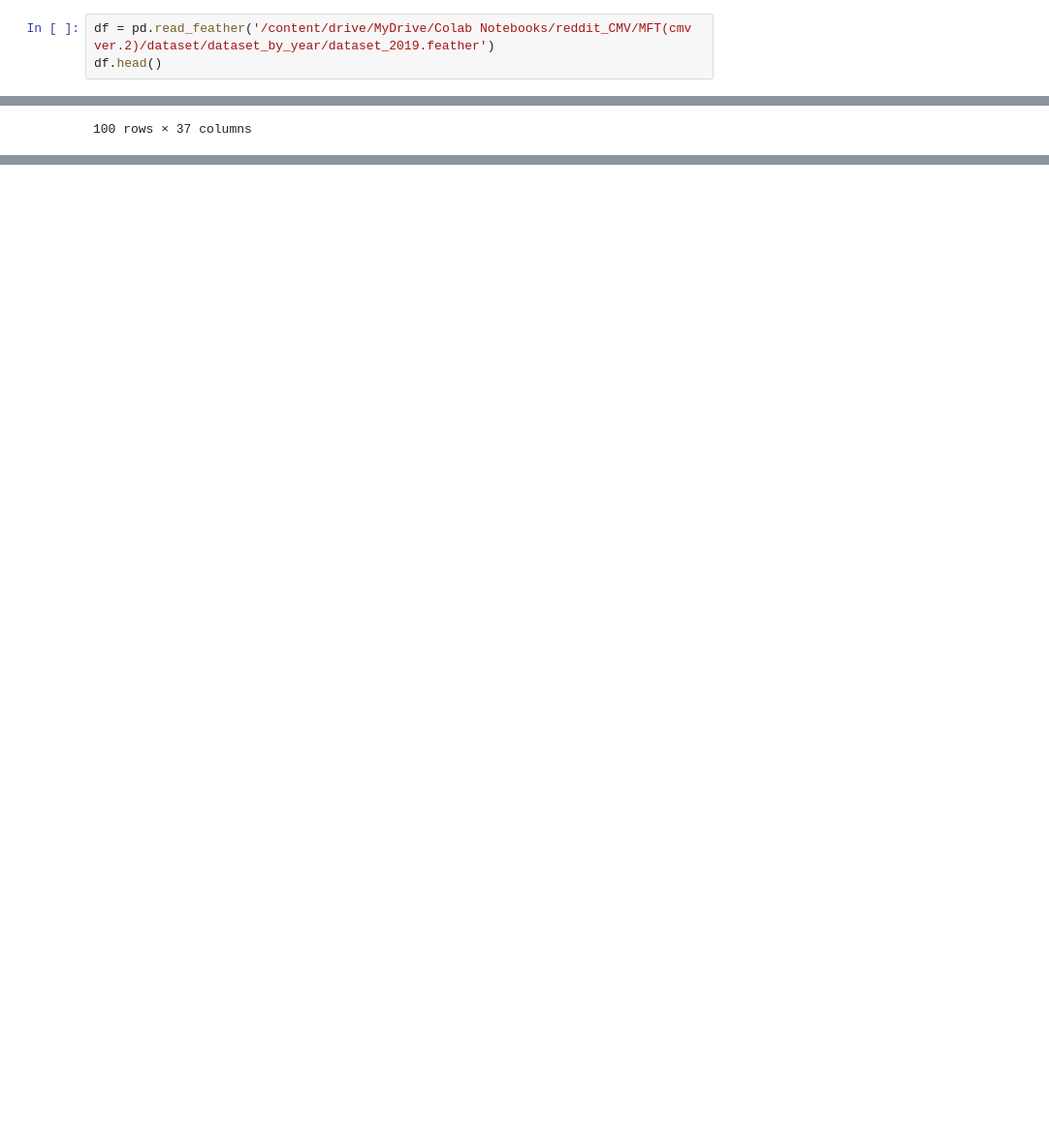
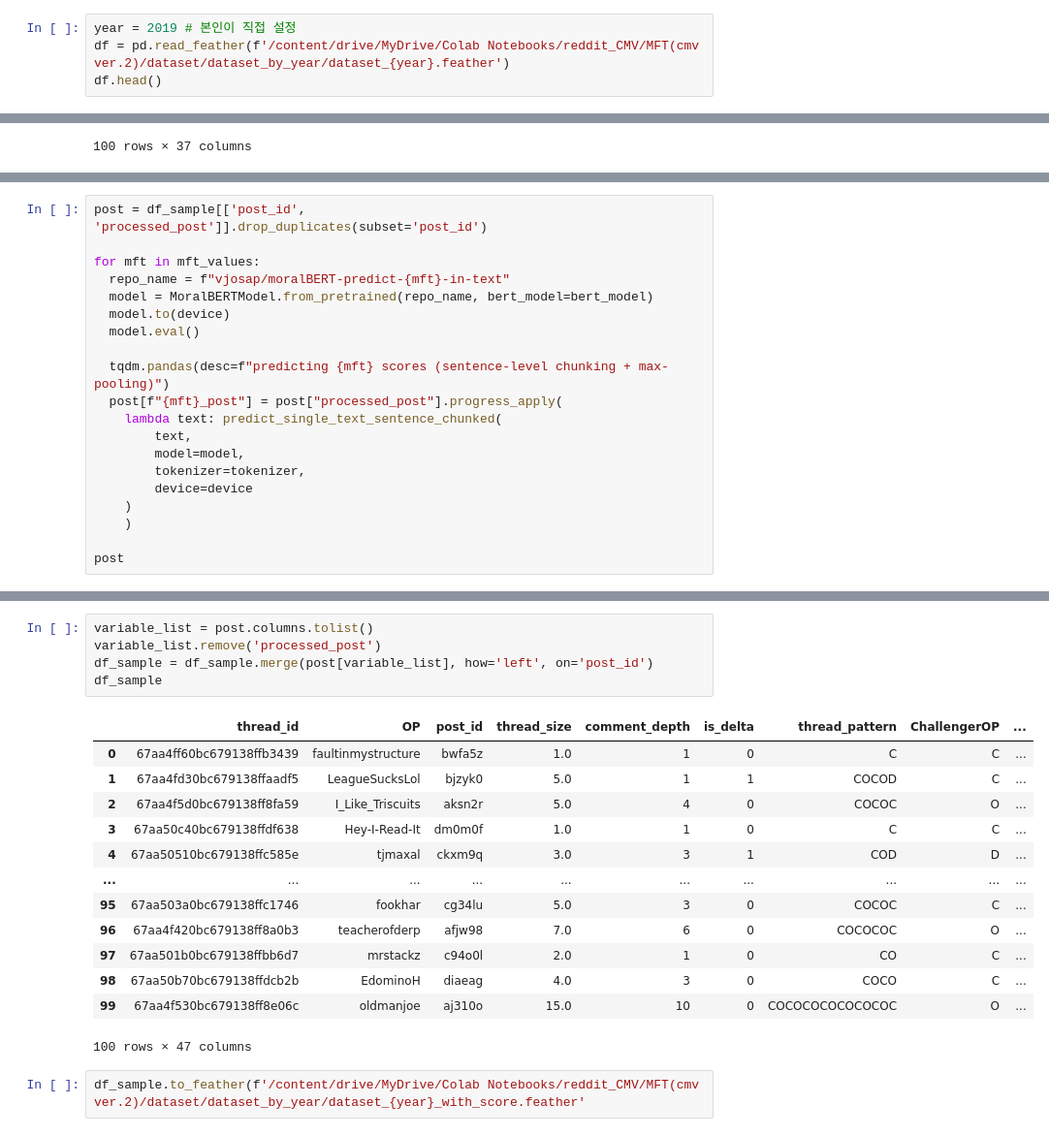
Before and after one commit to haydenarnold/CMV2, a Jupyter notebook: [template]_MoralBERT.ipynb, the cells around one changed output, grey strips where cells are left out. Shown at 97% size. Drawn from its saved outputs; the diff is of its cells as text; blank space fills up the shorter version.

Commit message:
Colab을 통해 생성됨

```diff
--- a/[template]_MoralBERT.ipynb
+++ b/[template]_MoralBERT.ipynb
@@ -120,5 +122,6 @@ MoralBERTModel(
 # %%
-df = pd.read_feather('/content/drive/MyDrive/Colab Notebooks/reddit_CMV/MFT(cmv ver.2)/dataset/dataset_by_year/dataset_2019.feather')
+year = 2019 # 본인이 직접 설정
+df = pd.read_feather(f'/content/drive/MyDrive/Colab Notebooks/reddit_CMV/MFT(cmv ver.2)/dataset/dataset_by_year/dataset_{year}.feather')
 df.head()
 # %% [output]
 |  | thread_id | OP | post_id | thread_size | comment_depth | is_delta | thread_pattern | ChallengerOP | ... |
@@ -314,0 +326,20 @@ df_sample
+# %%
+post = df_sample[['post_id', 'processed_post']].drop_duplicates(subset='post_id')
+
+for mft in mft_values:
+  repo_name = f"vjosap/moralBERT-predict-{mft}-in-text"
+  model = MoralBERTModel.from_pretrained(repo_name, bert_model=bert_model)
+  model.to(device)
+  model.eval()
+
+  tqdm.pandas(desc=f"predicting {mft} scores (sentence-level chunking + max-pooling)")
+  post[f"{mft}_post"] = post["processed_post"].progress_apply(
+    lambda text: predict_single_text_sentence_chunked(
+        text,
+        model=model,
+        tokenizer=tokenizer,
+        device=device
+    )
+    )
+
+post
@@ -314,0 +360,21 @@ df_sample
+# %%
+variable_list = post.columns.tolist()
+variable_list.remove('processed_post')
+df_sample = df_sample.merge(post[variable_list], how='left', on='post_id')
+df_sample
+# %% [output]
+|  | thread_id | OP | post_id | thread_size | comment_depth | is_delta | thread_pattern | ChallengerOP | ... |
+| 0 | 67aa4ff60bc679138ffb3439 | faultinmystructure | bwfa5z | 1.0 | 1 | 0 | C | C | ... |
+| 1 | 67aa4fd30bc679138ffaadf5 | LeagueSucksLol | bjzyk0 | 5.0 | 1 | 1 | COCOD | C | ... |
+| 2 | 67aa4f5d0bc679138ff8fa59 | I_Like_Triscuits | aksn2r | 5.0 | 4 | 0 | COCOC | O | ... |
+| 3 | 67aa50c40bc679138ffdf638 | Hey-I-Read-It | dm0m0f | 1.0 | 1 | 0 | C | C | ... |
+| 4 | 67aa50510bc679138ffc585e | tjmaxal | ckxm9q | 3.0 | 3 | 1 | COD | D | ... |
+| ... | ... | ... | ... | ... | ... | ... | ... | ... | ... |
+| 95 | 67aa503a0bc679138ffc1746 | fookhar | cg34lu | 5.0 | 3 | 0 | COCOC | C | ... |
+| 96 | 67aa4f420bc679138ff8a0b3 | teacherofderp | afjw98 | 7.0 | 6 | 0 | COCOCOC | O | ... |
+| 97 | 67aa501b0bc679138ffbb6d7 | mrstackz | c94o0l | 2.0 | 1 | 0 | CO | C | ... |
+| 98 | 67aa50b70bc679138ffdcb2b | EdominoH | diaeag | 4.0 | 3 | 0 | COCO | C | ... |
+| 99 | 67aa4f530bc679138ff8e06c | oldmanjoe | aj310o | 15.0 | 10 | 0 | COCOCOCOCOCOCOC | O | ... |
+100 rows × 47 columns
+# %%
+df_sample.to_feather(f'/content/drive/MyDrive/Colab Notebooks/reddit_CMV/MFT(cmv ver.2)/dataset/dataset_by_year/dataset_{year}_with_score.feather'
```
Also changed, not shown: parts of 9 cells of this notebook.
